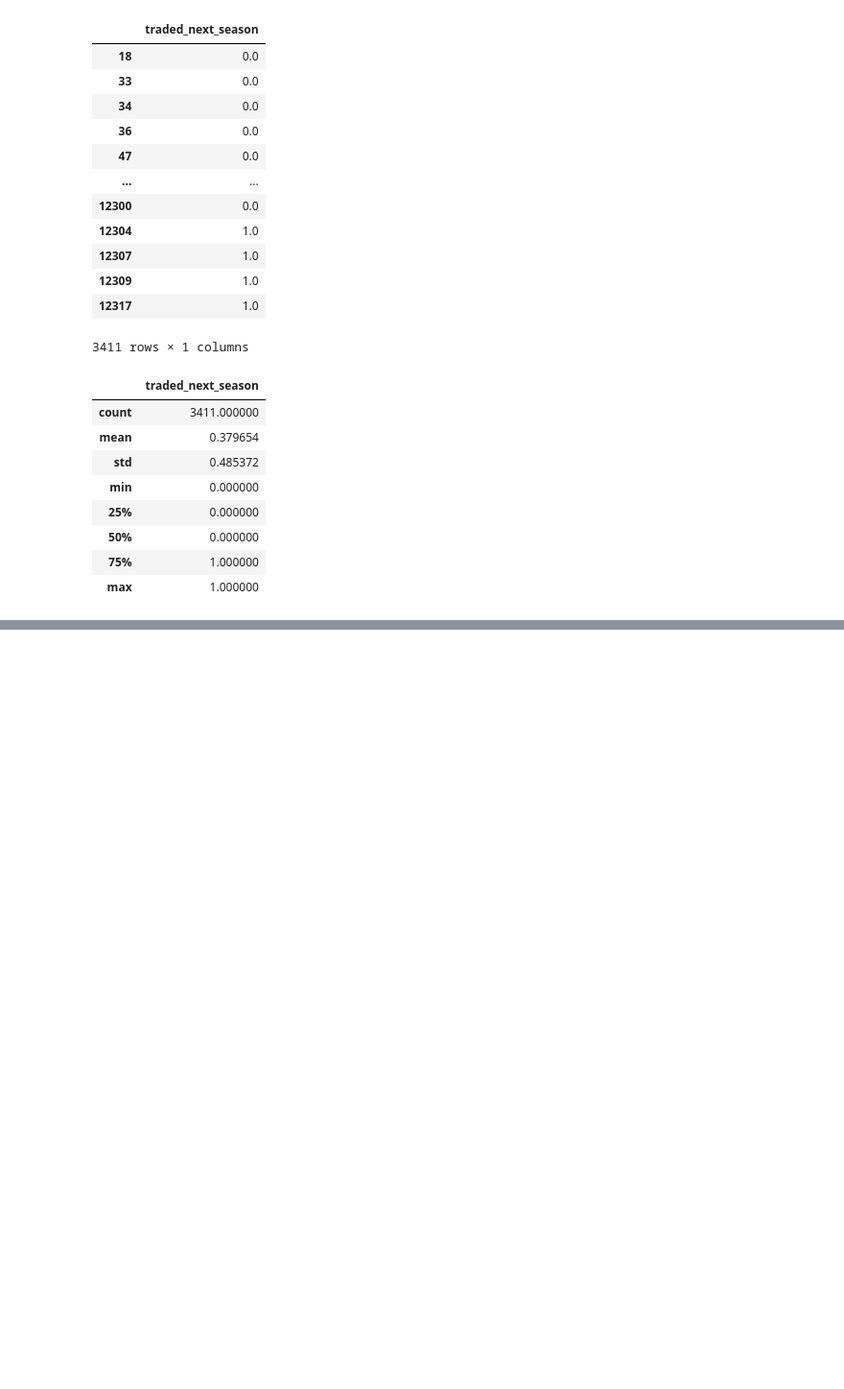
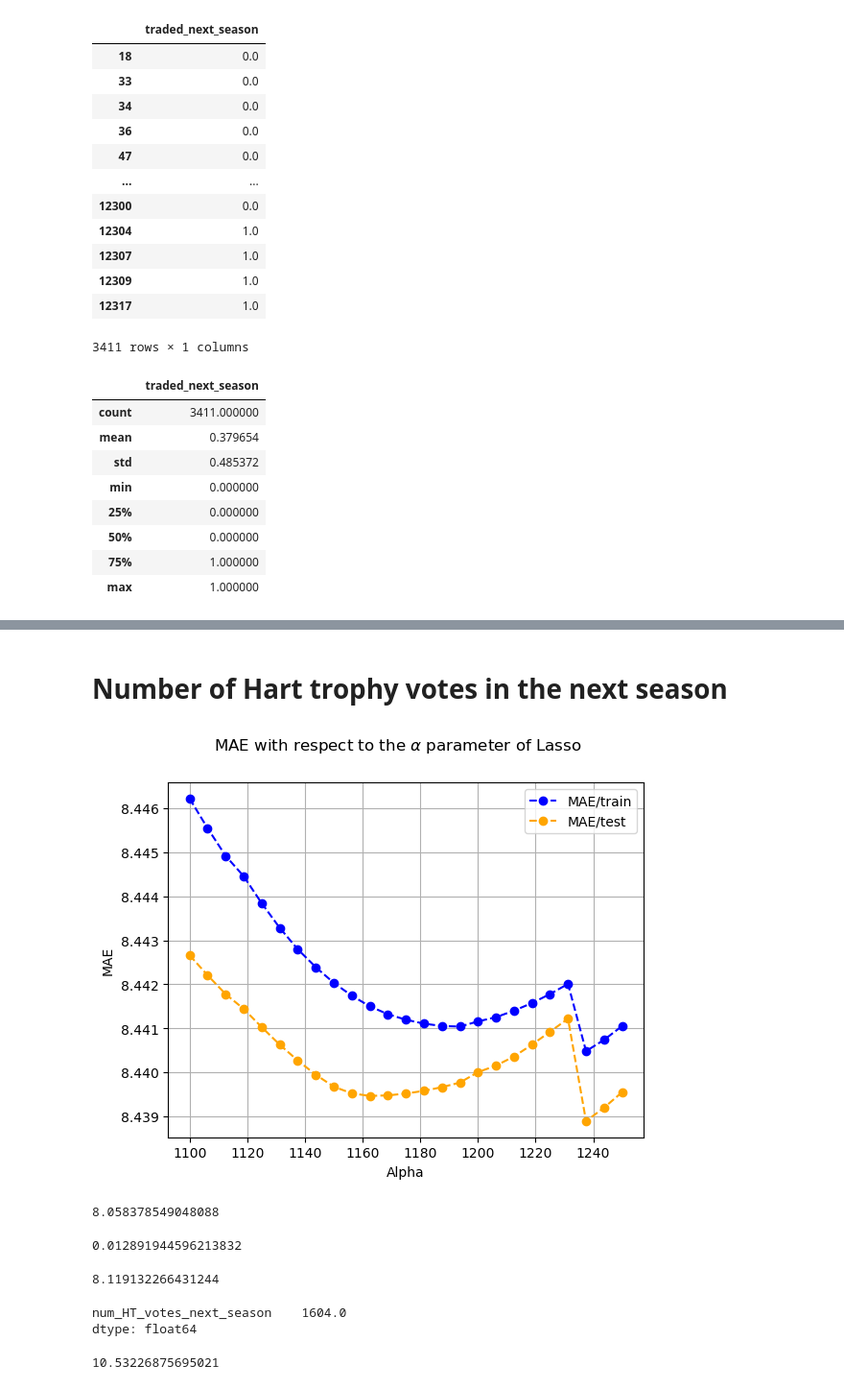
Before and after one commit to matejmurin01/ni-mlp-semestral-work, a Jupyter notebook: notebooks/03-data-modeling.ipynb, the cells around one changed output, grey strips where cells are left out. Shown: that part at 96% size. Drawn from its saved outputs; the diff is of its cells as text; code cells hidden in the pictures; blank space fills up the shorter version.

```diff
--- a/notebooks/03-data-modeling.ipynb
+++ b/notebooks/03-data-modeling.ipynb
@@ -320,0 +321,2 @@ TypeError: missing a required argument: 'y_pred'
+# %% [markdown]
+# Number of Hart trophy votes in the next season
@@ -320,0 +332,42 @@ TypeError: missing a required argument: 'y_pred'
+# %%
+results = {}
+folder = KFold(n_splits=5, shuffle=True, random_state=42)
+
+best_k = None
+best_v = None
+
+space = np.linspace(1100, 1250, 25)
+# space = np.linspace(250, 330, 25) + 0.01
+for alpha in tqdm(space, desc='Checking all Lasso models'):
+    mae_train = []
+    mae_test = []
+    for train, test in folder.split(X, y):
+        model = Lasso(alpha=alpha, random_state=42, fit_intercept=True, max_iter=10_000, selection='random')
+        model.fit(X.iloc[train], y.iloc[train])
+
+        y_hat_train = model.predict(X.iloc[train])
+        y_hat_test = model.predict(X.iloc[test])
+
+        mae_train.append(mean_absolute_error(y.iloc[train], y_hat_train))
+        mae_test.append(mean_absolute_error(y.iloc[test], y_hat_test))
+
+    if best_k is None or best_v > np.mean(mae_test):
+        best_k = alpha
+        best_v = np.mean(mae_test)
+    results[alpha] = {
+        'model': model,
+        'mae_train': np.mean(mae_train),
+        'mae_test': np.mean(mae_test),
+    }
+# %%
+fig, ax = plt.subplots()
+
+plt.plot(space, [results[k]['mae_train'] for k in space], '--o', label='MAE/train', color='blue')
+plt.plot(space, [results[k]['mae_test'] for k in space], '--o', label='MAE/test', color='orange')
+plt.grid()
+plt.xlabel('Alpha')
+plt.ylabel('MAE')
+plt.suptitle(r'MAE with respect to the $\alpha$ parameter of Lasso')
+plt.legend();
+# %% [output]
+[figure, added]
@@ -320,0 +378,21 @@ TypeError: missing a required argument: 'y_pred'
+# %%
+mae_regular
+# %% [output]
+8.058378549048088
+# %%
+model.predict(X).min()
+# %% [output]
+0.012891944596213832
+# %%
+mean_absolute_error(y, model.predict(X))
+# %% [output]
+8.119132266431244
+# %%
+y.max()
+# %% [output]
+num_HT_votes_next_season    1604.0
+dtype: float64
+# %%
+y_hat.max()
+# %% [output]
+10.53226875695021
```
Also changed, not shown: parts of 6 cells of this notebook, 3 other files.
